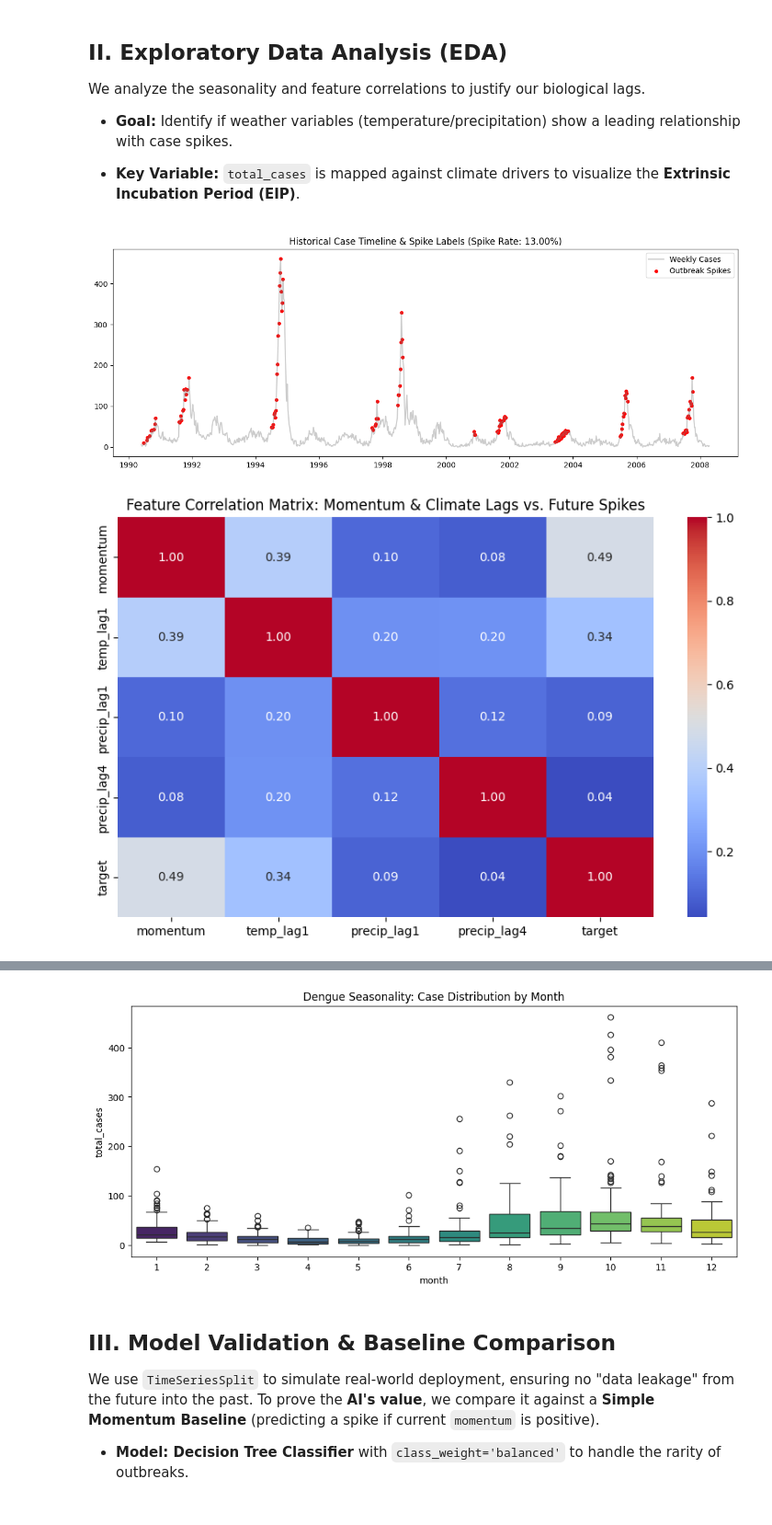
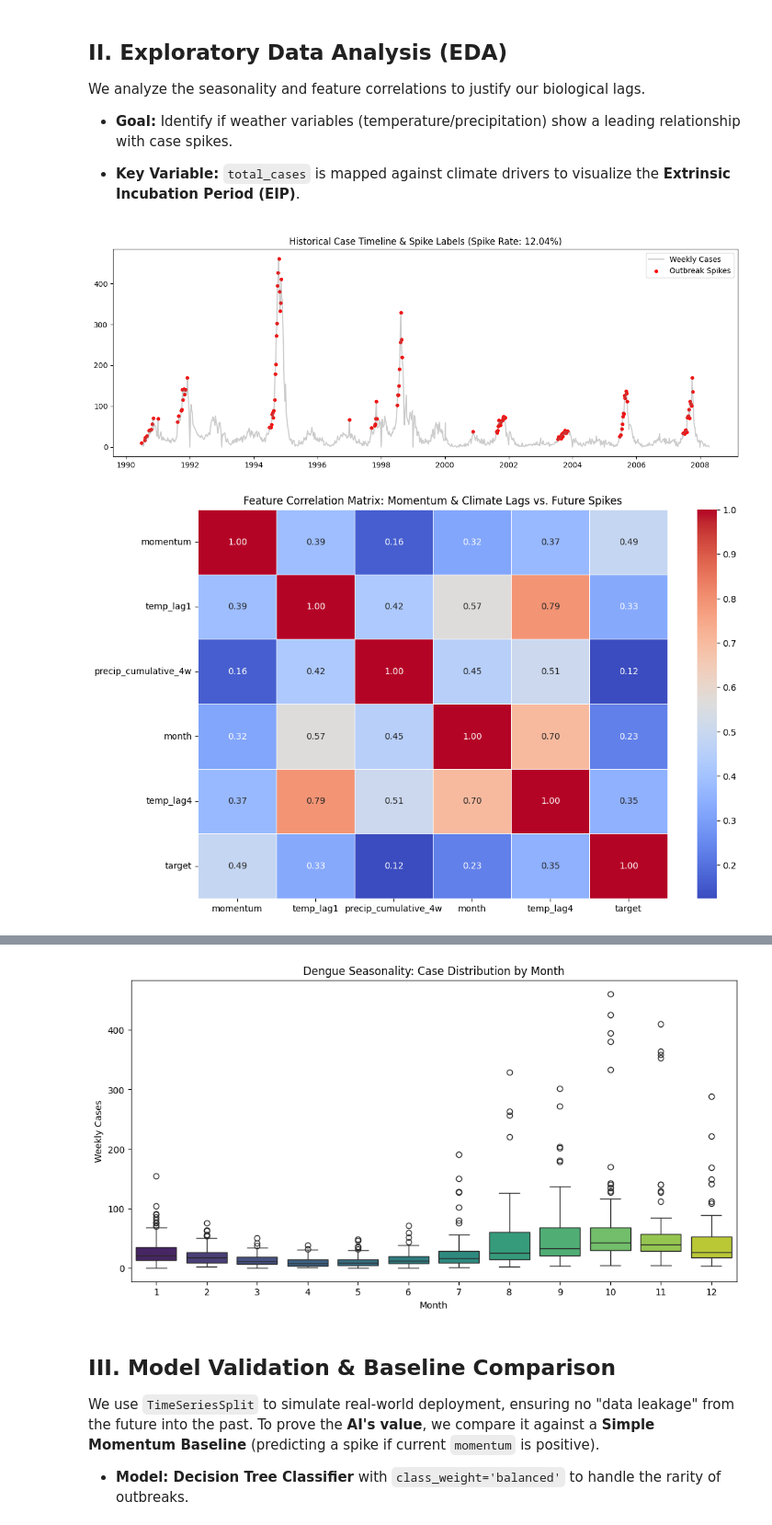
Before and after one commit to anishboddu-90/DengueSentry-India, a Jupyter notebook: notebooks/01_exploratory_analysis.ipynb, the cells around one changed output, grey strips where cells are left out. Shown at 92% size. Saved outputs shown, nothing was run; the diff lists cells and outputs as text; code cells hidden in the pictures.

```diff
--- a/notebooks/01_exploratory_analysis.ipynb
+++ b/notebooks/01_exploratory_analysis.ipynb
@@ -8,6 +8,8 @@
 
 **Validation Proxy:** We utilize the **San Juan (SJ)** dataset for Phase 1. Because San Juan provides high-quality, long-term data, it serves as the perfect **benchmark** to verify our feature engineering before applying the model to noisier data in **Delhi and Mumbai**.
 # %%
+%load_ext autoreload
+%autoreload 2
 import sys
 import os
 import numpy as np
@@ -25,15 +27,16 @@ warnings.filterwarnings('ignore')
 # Add src to path for custom modules
 sys.path.append(os.path.abspath('../'))
 
-# Import preprocessing pipeline
+# Import preprocessing module
 from src.data_preprocessing import get_processed_data
 
 # Global reproducibility
 np.random.seed(42)
 
+# Method selection
+SPIKE_METHOD = '2sigma'
 
-SPIKE_METHOD = '2sigma'  # Change to 'farrington' to use Farrington Flexible
-
+# Load and preprocess data using new pipeline
 df_clean, feature_cols = get_processed_data(
     file_path="../data/dengai/dengue_features_train.csv",
     label_path="../data/dengai/dengue_labels_train.csv",
@@ -44,12 +47,28 @@ df_clean, feature_cols = get_processed_data(
     method=SPIKE_METHOD
 )
 
-# Prepare features and target
+# Prepare features and target (remain unchanged)
 X = df_clean[feature_cols]
 y = df_clean['target']
+df_clean = df_clean.loc[:, ~df_clean.columns.duplicated()]
+
+# =============================================
+# PHASE 1 ONLY: Slim down features for shallow Decision Tree
+# =============================================
+
+selected_features = ['momentum', 'temp_lag1', 'precip_cumulative_4w', 'month', 'temp_lag4']
+
+# Safety check — make sure they actually exist
+selected_features = [f for f in selected_features if f in df_clean.columns]
+
+# Overwrite the feature list just for this notebook
+feature_cols = selected_features
+X = df_clean[feature_cols]
 
 print(f"Pipeline complete using {SPIKE_METHOD.upper()} method")
 print(f"Dataset shape: {df_clean.shape[0]} weeks")
-print(f"Features: {feature_cols}")
+print(f"Using slim feature set for Phase 1 Decision Tree:")
+print(f"→ {feature_cols}")
+print(f"→ Total features: {len(feature_cols)} (down from {len(df_clean.columns)-5})")
 print(f"Next-week spike rate: {y.mean():.2%}")
 # %% [output]
@@ -70,26 +108,28 @@ We analyze the seasonality and feature correlations to justify our biological la
 # %%
 # 1. Target Distribution Plot
 plt.figure(figsize=(15, 5))
 plt.plot(df_clean['date'], df_clean['total_cases'], color='gray', alpha=0.4, label='Weekly Cases')
 plt.scatter(df_clean[df_clean['spike']==1]['date'],
             df_clean[df_clean['spike']==1]['total_cases'],
             color='red', s=15, label='Outbreak Spikes')
 plt.title(f"Historical Case Timeline & Spike Labels (Spike Rate: {df_clean['target'].mean():.2%})")
 plt.legend()
 plt.show()
 
 # 2. Correlation Heatmap
-plt.figure(figsize=(10, 6))
-sns.heatmap(df_clean[feature_cols + ['target']].corr(), annot=True, cmap='coolwarm', fmt=".2f")
+feature_cols_unique = list(dict.fromkeys(feature_cols + ['target']))  # Remove any duplicates
+plt.figure(figsize=(12, 8))
+sns.heatmap(df_clean[feature_cols_unique].corr(), annot=True, cmap='coolwarm', fmt=".2f", linewidths=0.5)
 plt.title("Feature Correlation Matrix: Momentum & Climate Lags vs. Future Spikes")
 plt.show()
 
 # 3. Seasonal Boxplot
-df_clean['month'] = df_clean['date'].dt.month
-plt.figure(figsize=(12, 5))
+plt.figure(figsize=(12, 6))
 sns.boxplot(data=df_clean, x='month', y='total_cases', palette="viridis")
 plt.title("Dengue Seasonality: Case Distribution by Month")
+plt.xlabel("Month")
+plt.ylabel("Weekly Cases")
 plt.show()
 # %% [output]
-[figure, old version]
+[figure, new version]
-[figure, old version]
+[figure, new version]
@@ -96,4 +138,4 @@ plt.show()
-[figure, old version]
+[figure, new version]
 # %% [markdown]
 ## **III. Model Validation & Baseline Comparison**
 
```
Also changed, not shown: parts of 11 cells of this notebook, 3 other files.
